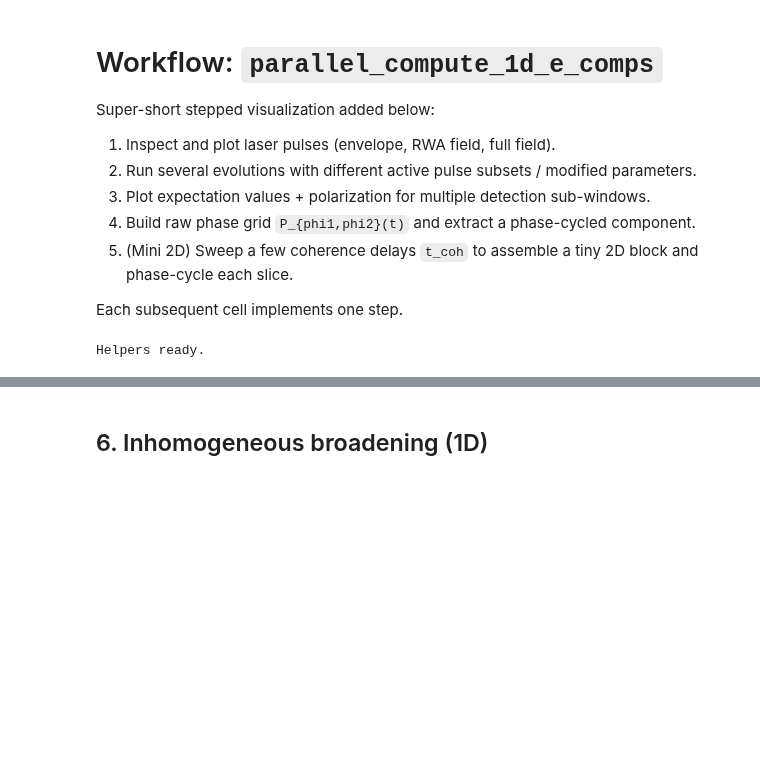
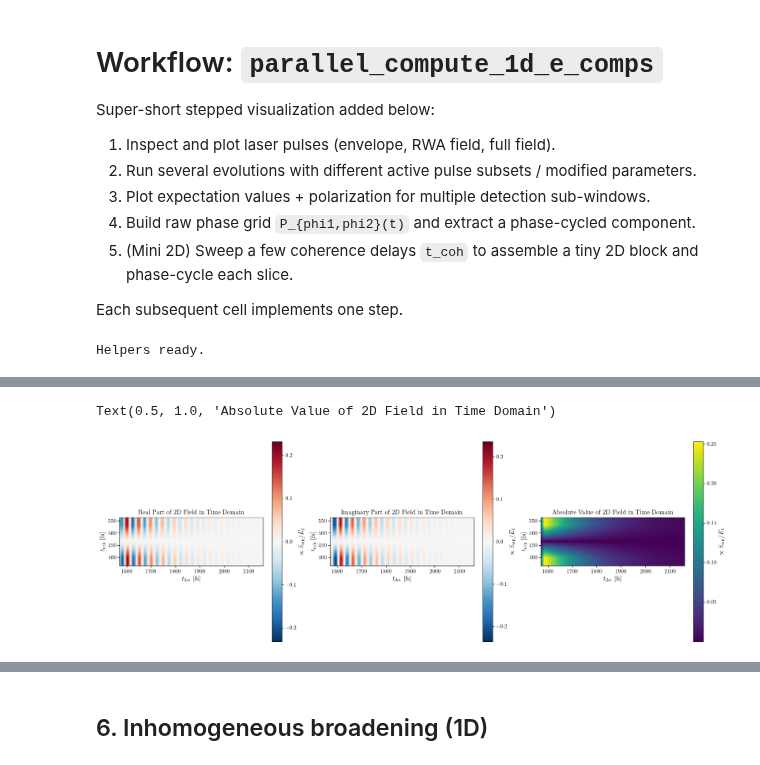
Before and after one commit to LBPhysics/2025_master_thesis_leopold_bodamer, a Jupyter notebook: code/python/notebooks/test_spectroscopy.ipynb, the cells around one changed output, grey strips where cells are left out. Cells and saved outputs as stored; diff of their text form; code cells hidden in the pictures; blank space fills up the shorter version.

```diff
--- a/code/python/notebooks/test_spectroscopy.ipynb
+++ b/code/python/notebooks/test_spectroscopy.ipynb
@@ -365,36 +429,36 @@ plot_2d_el_field(
     ax=axes[0],
     axis_det=t_actual2d,
     axis_coh=mini_t_coh,
     data=components_2d_R,
     domain="time",
     component="real",
-    normalize=False,
 )
 axes[0].set_title(r"Real Part of 2D Field in Time Domain")
 
 # Plot imaginary component
 plot_2d_el_field(
     ax=axes[1],
     axis_det=t_actual2d,
     axis_coh=mini_t_coh,
     data=components_2d_R,
     domain="time",
     component="img",
-    normalize=False,
 )
 axes[1].set_title(r"Imaginary Part of 2D Field in Time Domain")
 
 # Plot absolute component
 plot_2d_el_field(
     ax=axes[2],
     axis_det=t_actual2d,
     axis_coh=mini_t_coh,
     data=components_2d_R,
     domain="time",
     component="abs",
-    normalize=False,
 )
 axes[2].set_title(r"Absolute Value of 2D Field in Time Domain")
+# %% [output]
+Text(0.5, 1.0, 'Absolute Value of 2D Field in Time Domain')
+[figure, added]
 # %%
 nu_coh, nu_det, S_2d_R_list, labels_R = compute_spectra(
     datas=[components_2d_R],
```
Also changed, not shown: parts of 10 cells of this notebook, 3 other files.
